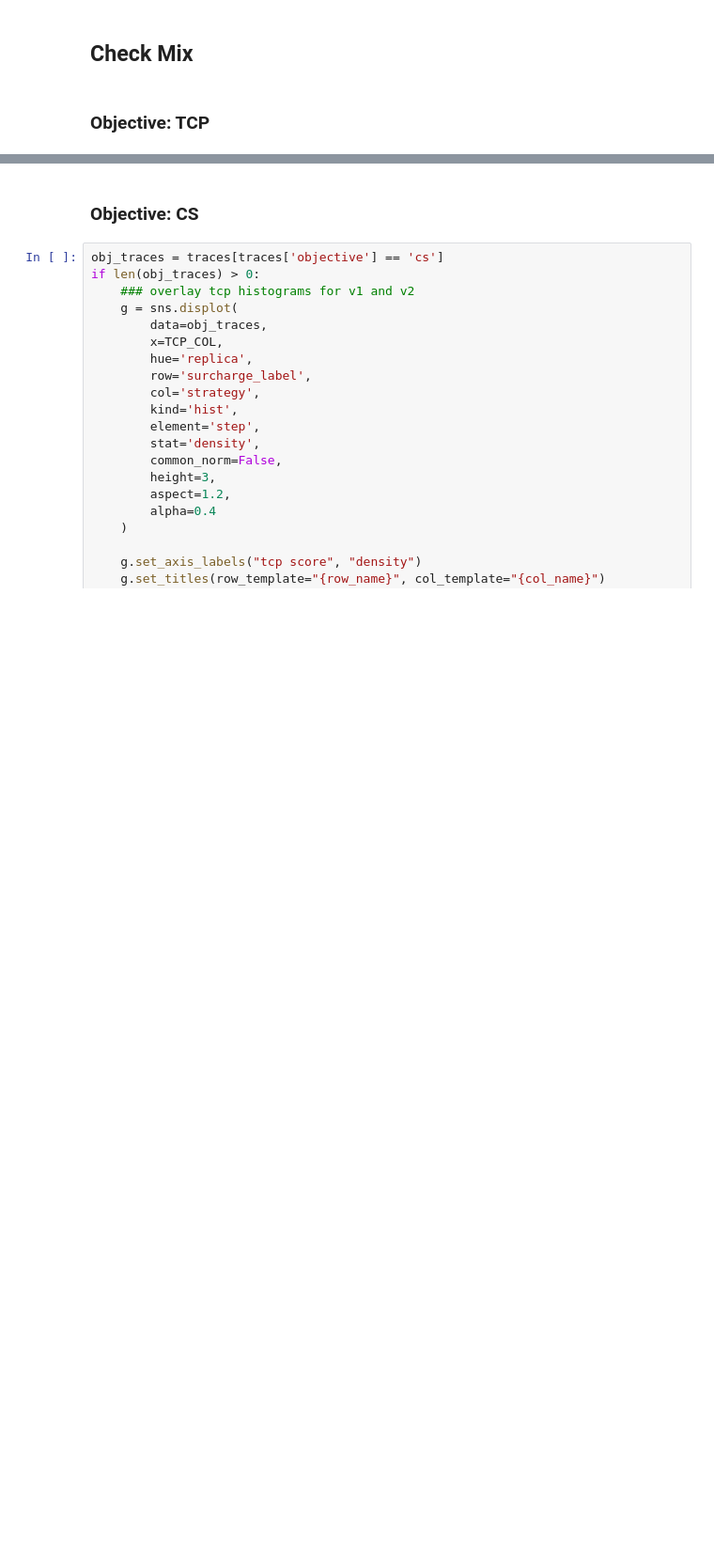
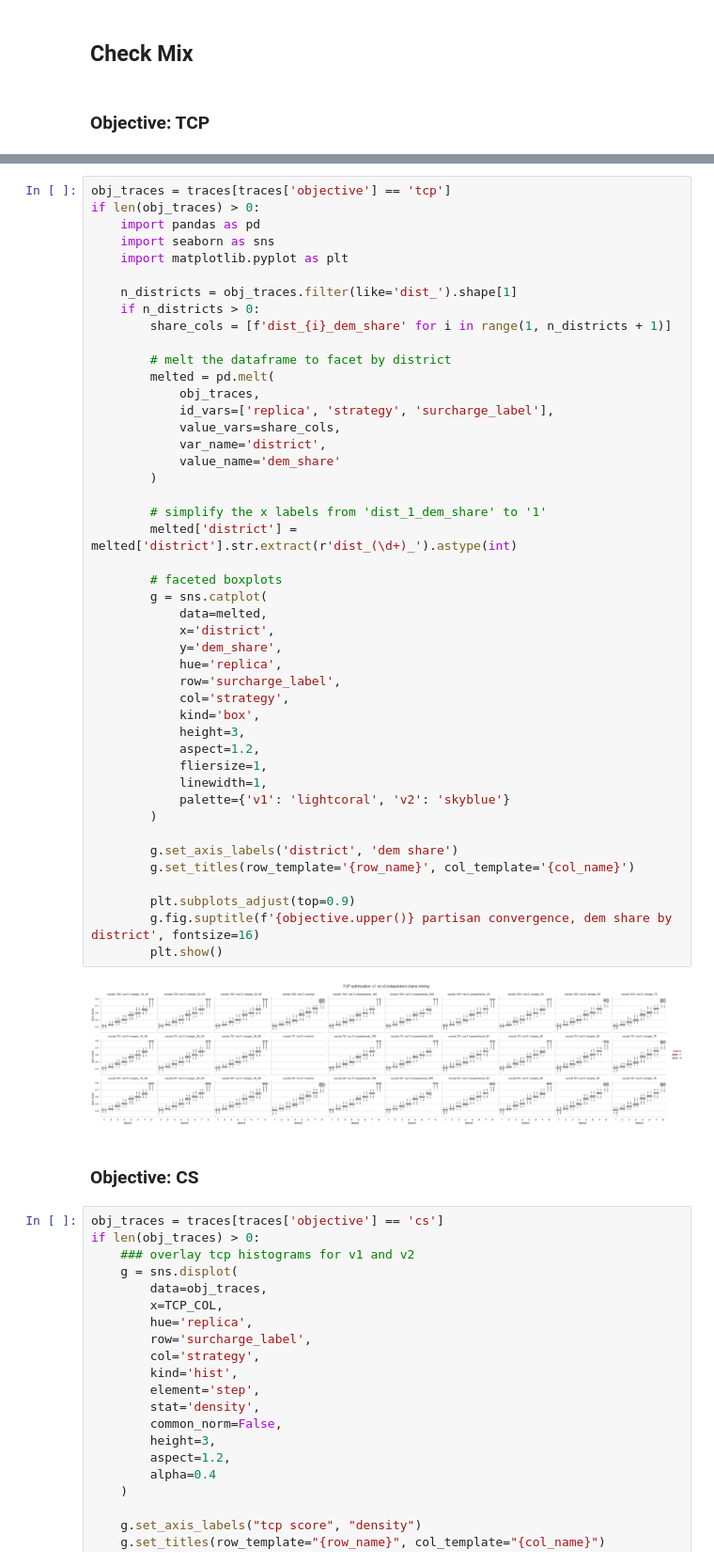
Before and after one commit to jevonlipsey/coi-preservation-project, a Jupyter notebook: analysis/results_viz.ipynb, the cells around one changed output, grey strips where cells are left out. Shown at 94% size. Cells and saved outputs as stored; diff of their text form; blank space fills up the shorter version.

```diff
--- a/analysis/results_viz.ipynb
+++ b/analysis/results_viz.ipynb
@@ -499,3 +499,50 @@ if len(obj_traces) > 0:
+# %%
+obj_traces = traces[traces['objective'] == 'tcp']
+if len(obj_traces) > 0:
+    import pandas as pd
+    import seaborn as sns
+    import matplotlib.pyplot as plt
+
+    n_districts = obj_traces.filter(like='dist_').shape[1]
+    if n_districts > 0:
+        share_cols = [f'dist_{i}_dem_share' for i in range(1, n_districts + 1)]
+
+        # melt the dataframe to facet by district
+        melted = pd.melt(
+            obj_traces,
+            id_vars=['replica', 'strategy', 'surcharge_label'],
+            value_vars=share_cols,
+            var_name='district',
+            value_name='dem_share'
+        )
+
+        # simplify the x labels from 'dist_1_dem_share' to '1'
+        melted['district'] = melted['district'].str.extract(r'dist_(\d+)_').astype(int)
+
+        # faceted boxplots
+        g = sns.catplot(
+            data=melted,
+            x='district',
+            y='dem_share',
+            hue='replica',
+            row='surcharge_label',
+            col='strategy',
+            kind='box',
+            height=3,
+            aspect=1.2,
+            fliersize=1,
+            linewidth=1,
+            palette={'v1': 'lightcoral', 'v2': 'skyblue'}
+        )
+
+        g.set_axis_labels('district', 'dem share')
+        g.set_titles(row_template='{row_name}', col_template='{col_name}')
+
+        plt.subplots_adjust(top=0.9)
+        g.fig.suptitle(f'{objective.upper()} partisan convergence, dem share by district', fontsize=16)
+        plt.show()
+# %% [output]
+[figure, added]
 # %% [markdown]
 ### Objective: CS
 # %%
```
Also changed, not shown: parts of 12 cells of this notebook.
